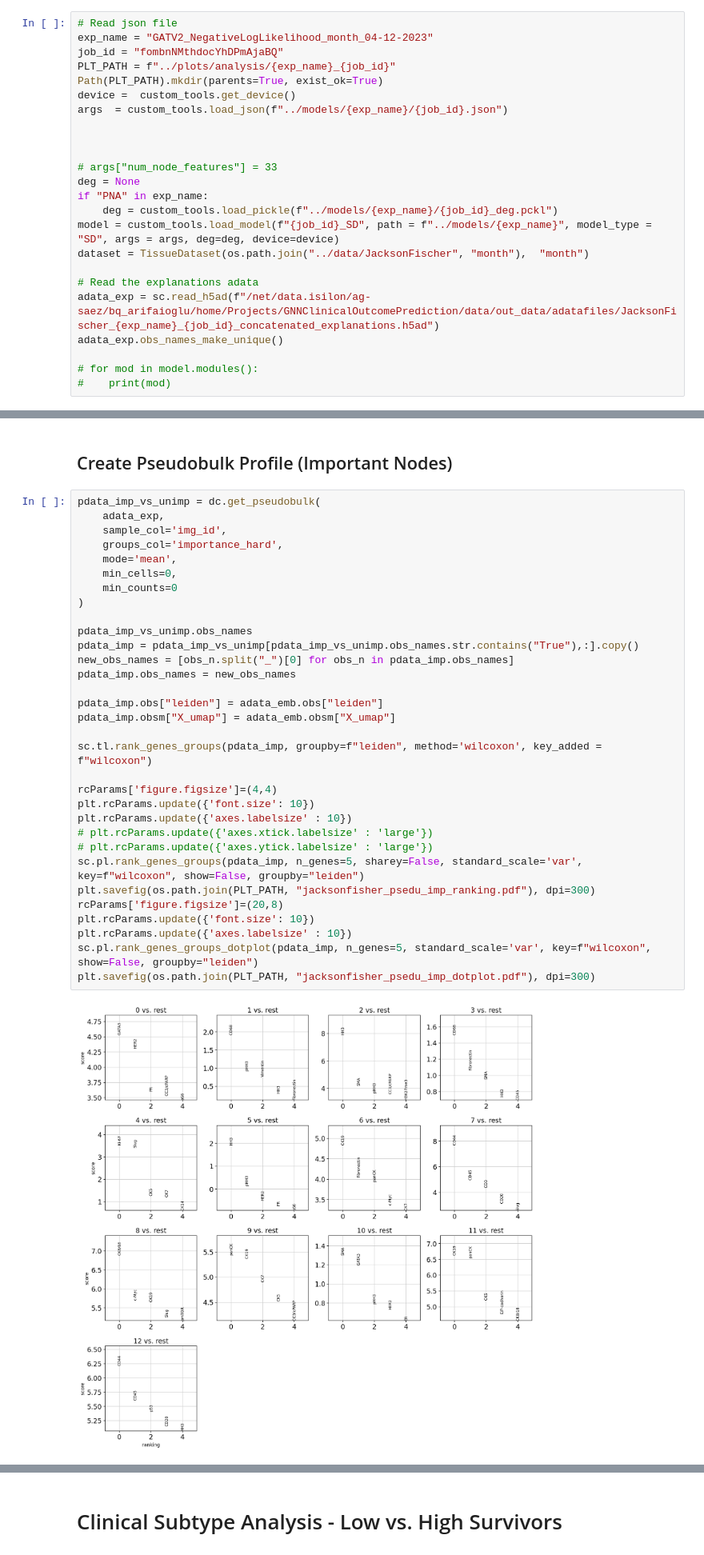
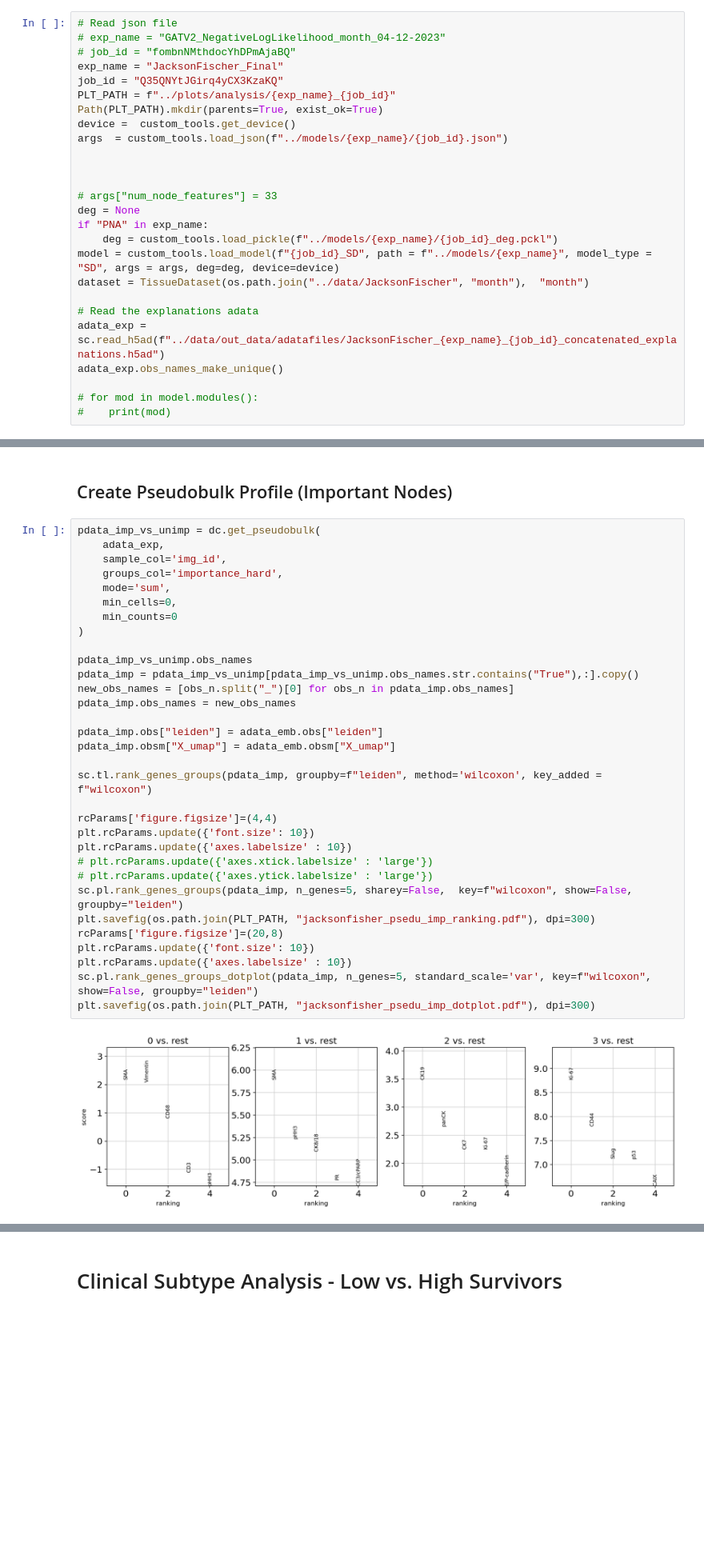
Before and after one commit to saezlab/GNNClinicalOutcomePrediction, a Jupyter notebook: bin/embedding_clustering_JacksonFischer.ipynb, the cells around one changed output, grey strips where cells are left out. Shown at 80% size. Drawn from its saved outputs; the diff is of its cells as text; blank space fills up the shorter version.

```diff
--- a/bin/embedding_clustering_JacksonFischer.ipynb
+++ b/bin/embedding_clustering_JacksonFischer.ipynb
@@ -22,8 +22,10 @@ sc.set_figure_params(scanpy=True, facecolor="white", dpi=80, dpi_save=300)
 <h1>Loading model and dataset</h1>
 # %%
 # Read json file
-exp_name = "GATV2_NegativeLogLikelihood_month_04-12-2023"
-job_id = "fombnNMthdocYhDPmAjaBQ"
+# exp_name = "GATV2_NegativeLogLikelihood_month_04-12-2023"
+# job_id = "fombnNMthdocYhDPmAjaBQ"
+exp_name = "JacksonFischer_Final"
+job_id = "Q35QNYtJGirq4yCX3KzaKQ"
 PLT_PATH = f"../plots/analysis/{exp_name}_{job_id}"
 Path(PLT_PATH).mkdir(parents=True, exist_ok=True)
 device =  custom_tools.get_device()
@@ -39,7 +41,7 @@ model = custom_tools.load_model(f"{job_id}_SD", path = f"../models/{exp_name}",
 dataset = TissueDataset(os.path.join("../data/JacksonFischer", "month"),  "month")
 
 # Read the explanations adata
-adata_exp = sc.read_h5ad(f"/net/data.isilon/ag-saez/bq_arifaioglu/home/Projects/GNNClinicalOutcomePrediction/data/out_data/adatafiles/JacksonFischer_{exp_name}_{job_id}_concatenated_explanations.h5ad")
+adata_exp = sc.read_h5ad(f"../data/out_data/adatafiles/JacksonFischer_{exp_name}_{job_id}_concatenated_explanations.h5ad")
 adata_exp.obs_names_make_unique()
 
 # for mod in model.modules():
@@ -122,33 +124,33 @@ plt.savefig(os.path.join(PLT_PATH, "jacksonfisher_embedding_boxplot.pdf"), dpi=3
 pdata_imp_vs_unimp = dc.get_pseudobulk(
     adata_exp,
     sample_col='img_id',
     groups_col='importance_hard',
-    mode='mean',
+    mode='sum',
     min_cells=0,
     min_counts=0
 )
 
 pdata_imp_vs_unimp.obs_names
 pdata_imp = pdata_imp_vs_unimp[pdata_imp_vs_unimp.obs_names.str.contains("True"),:].copy()
 new_obs_names = [obs_n.split("_")[0] for obs_n in pdata_imp.obs_names]
 pdata_imp.obs_names = new_obs_names
 
 pdata_imp.obs["leiden"] = adata_emb.obs["leiden"]
 pdata_imp.obsm["X_umap"] = adata_emb.obsm["X_umap"]
 
 sc.tl.rank_genes_groups(pdata_imp, groupby=f"leiden", method='wilcoxon', key_added = f"wilcoxon")
 
 rcParams['figure.figsize']=(4,4)
 plt.rcParams.update({'font.size': 10})
 plt.rcParams.update({'axes.labelsize' : 10})
 # plt.rcParams.update({'axes.xtick.labelsize' : 'large'})
 # plt.rcParams.update({'axes.ytick.labelsize' : 'large'})
-sc.pl.rank_genes_groups(pdata_imp, n_genes=5, sharey=False, standard_scale='var', key=f"wilcoxon", show=False, groupby="leiden")
+sc.pl.rank_genes_groups(pdata_imp, n_genes=5, sharey=False,  key=f"wilcoxon", show=False, groupby="leiden")
 plt.savefig(os.path.join(PLT_PATH, "jacksonfisher_psedu_imp_ranking.pdf"), dpi=300)
 rcParams['figure.figsize']=(20,8)
 plt.rcParams.update({'font.size': 10})
 plt.rcParams.update({'axes.labelsize' : 10})
 sc.pl.rank_genes_groups_dotplot(pdata_imp, n_genes=5, standard_scale='var', key=f"wilcoxon", show=False, groupby="leiden")
 plt.savefig(os.path.join(PLT_PATH, "jacksonfisher_psedu_imp_dotplot.pdf"), dpi=300)
 # %% [output]
-[figure, old version]
+[figure, new version]
```
Also changed, not shown: parts of 10 cells of this notebook, 4 other files.
